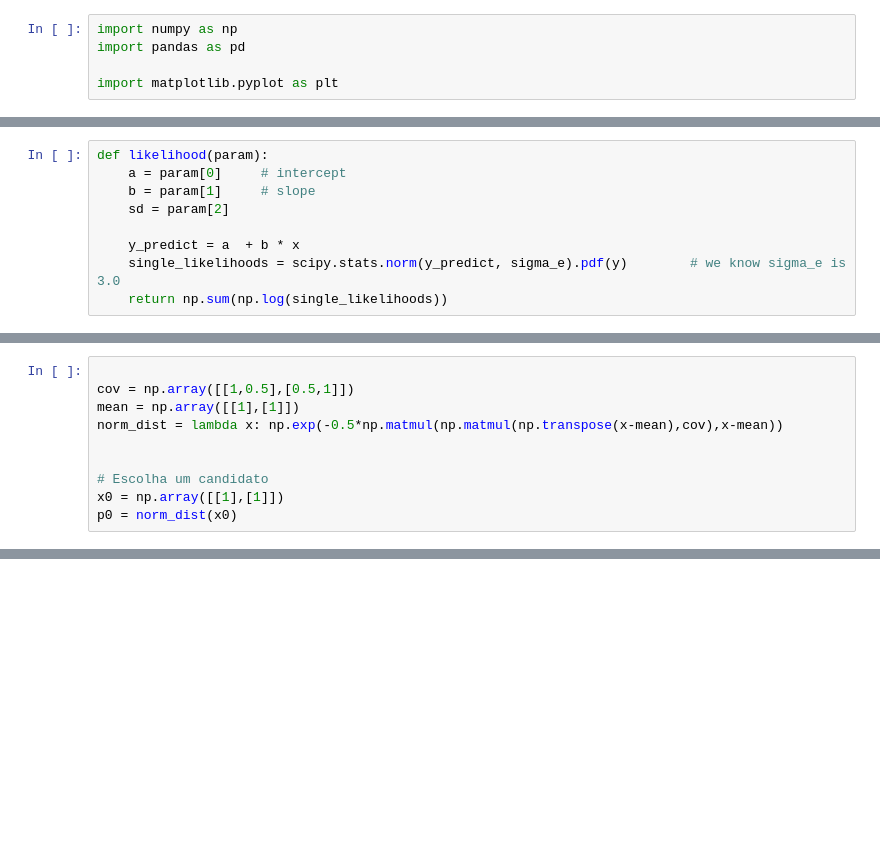
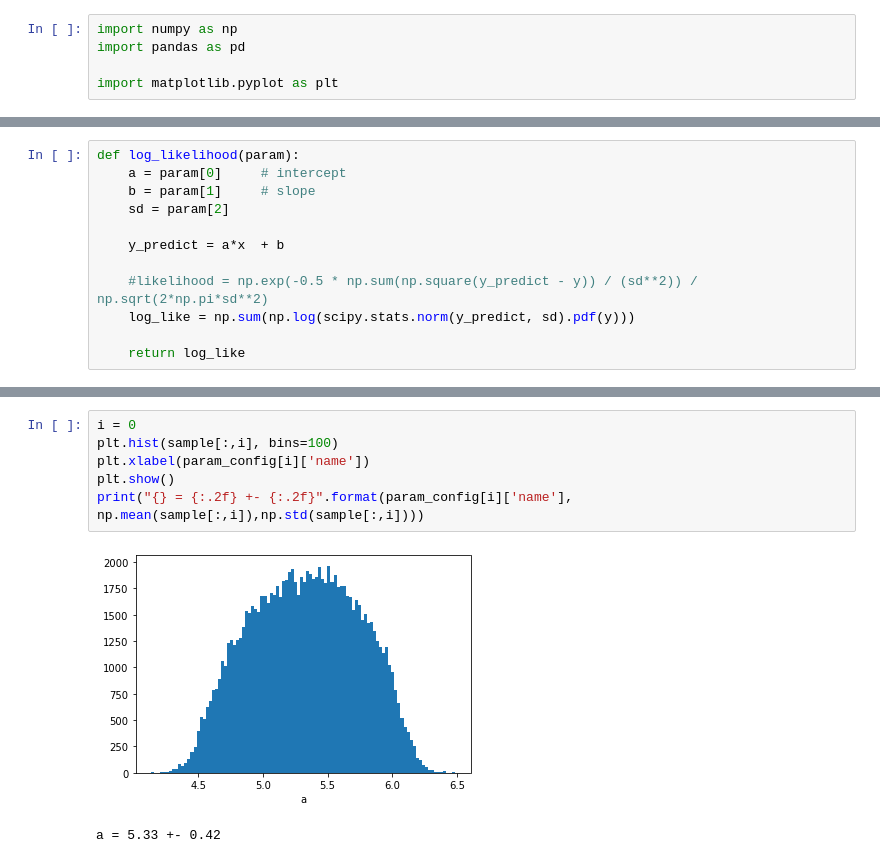
Before and after one commit to emdemor/monte-carlo-paper-club, a Jupyter notebook: notebooks/mcmc-linear-regression.ipynb, the cells around one changed output, grey strips where cells are left out. Drawn from its saved outputs; the diff is of its cells as text; blank space fills up the shorter version.

```diff
--- a/notebooks/mcmc-linear-regression.ipynb
+++ b/notebooks/mcmc-linear-regression.ipynb
@@ -32,9 +23,12 @@ plt.scatter(x,y)
 # %%
-def likelihood(param):
+def log_likelihood(param):
     a = param[0]     # intercept
     b = param[1]     # slope
     sd = param[2]
 
-    y_predict = a  + b * x
-    single_likelihoods = scipy.stats.norm(y_predict, sigma_e).pdf(y)        # we know sigma_e is 3.0
-    return np.sum(np.log(single_likelihoods))
+    y_predict = a*x  + b
+
+    #likelihood = np.exp(-0.5 * np.sum(np.square(y_predict - y)) / (sd**2)) / np.sqrt(2*np.pi*sd**2)
+    log_like = np.sum(np.log(scipy.stats.norm(y_predict, sd).pdf(y)))
+
+    return log_like
@@ -59,10 +34,0 @@ array([0.00000000e+000, 0.00000000e+000, 0.00000000e+000, 0.00000000e+000,
-# %%
-
-cov = np.array([[1,0.5],[0.5,1]])
-mean = np.array([[1],[1]])
-norm_dist = lambda x: np.exp(-0.5*np.matmul(np.matmul(np.transpose(x-mean),cov),x-mean))
-
-
-# Escolha um candidato
-x0 = np.array([[1],[1]])
-p0 = norm_dist(x0)
@@ -68,0 +88,9 @@ p0 = norm_dist(x0)
+# %%
+i = 0
+plt.hist(sample[:,i], bins=100)
+plt.xlabel(param_config[i]['name'])
+plt.show()
+print("{} = {:.2f} +- {:.2f}".format(param_config[i]['name'], np.mean(sample[:,i]),np.std(sample[:,i])))
+# %% [output]
+[figure, added]
+a = 5.33 +- 0.42
```
Also changed, not shown: parts of 29 cells of this notebook, 1 other file.
